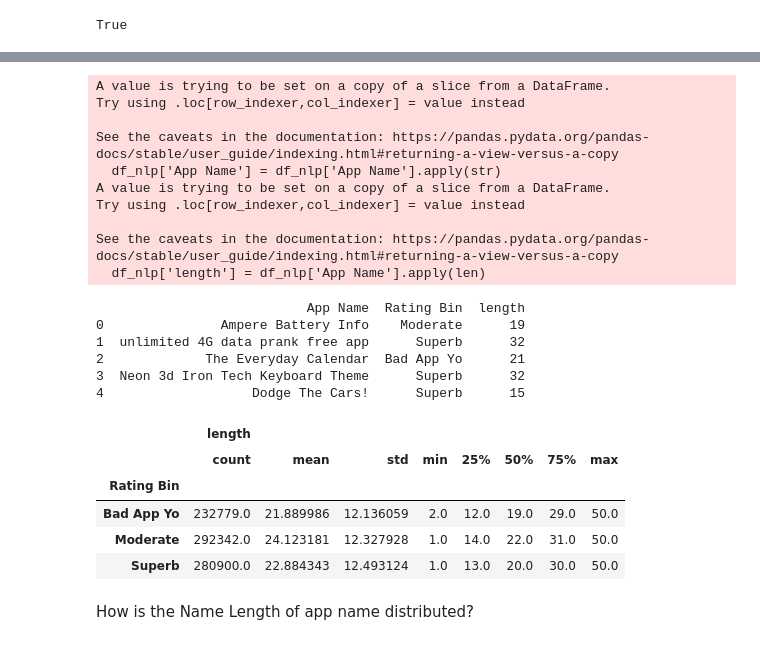
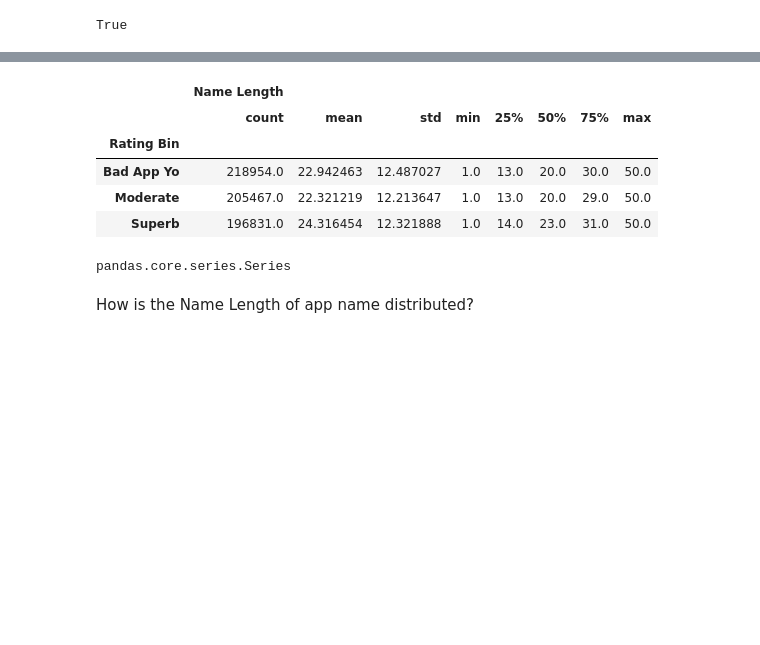
Before and after one commit to LSpekschoor/SDP_PO_123, a Jupyter notebook: scripts/NLP.ipynb, the cells around one changed output, grey strips where cells are left out. Saved outputs shown, nothing was run; the diff lists cells and outputs as text; code cells hidden in the pictures; blank space fills up the shorter version.

```diff
--- a/scripts/NLP.ipynb
+++ b/scripts/NLP.ipynb
@@ -32,8 +34,11 @@ nltk.download('popular')
 True
 # %%
 # Data source: https://www.kaggle.com/datasets/gauthamp10/google-playstore-apps
-path = os.getcwd() + "/../data/Google-Playstore-Modified_w_ohe_y_w_name.parquet"
+path = os.getcwd() + "/../data/Google-Playstore-Modified.parquet"
 df = pd.read_parquet(path, engine='fastparquet')
+# %%
+#Temporarily add back Rating Bin
+df['Rating Bin'] = (df[['Moderate', 'Superb', 'Bad App Yo']]==1).idxmax(1)
 # %%
 df.head()
 # %% [output]
@@ -46,32 +51,27 @@ df.head()
 # %%
 #Next two lines were moved to feature engineering
 #df['App Name'] = df['App Name'].apply(str)
 #df['Name Name Length'] = df['App Name'].apply(len)
 df = df[['App Name', 'Rating Bin', 'Name Length']]
-print(df.head())
-df.groupby('Rating Bin').describe()
+
+x_train, x_test, y_train, y_test = train_test_split(df[['App Name', 'Name Length']], df['Rating Bin'], test_size=0.1, random_state=123)
+x_train, x_val, y_train, y_val = train_test_split(x_train, y_train, test_size=0.1, random_state=123)
+
+df_train = pd.concat([x_train, y_train], axis=1)
+df_val = pd.concat([x_val, y_val], axis=1)
+df_test = pd.concat([x_test, y_test], axis=1)
+
+df_train.groupby('Rating Bin').describe()
 # %% [output]
-A value is trying to be set on a copy of a slice from a DataFrame.
-Try using .loc[row_indexer,col_indexer] = value instead
-
-See the caveats in the documentation: https://pandas.pydata.org/pandas-docs/stable/user_guide/indexing.html#returning-a-view-versus-a-copy
-  df_nlp['App Name'] = df_nlp['App Name'].apply(str)
-A value is trying to be set on a copy of a slice from a DataFrame.
-Try using .loc[row_indexer,col_indexer] = value instead
-
-See the caveats in the documentation: https://pandas.pydata.org/pandas-docs/stable/user_guide/indexing.html#returning-a-view-versus-a-copy
-  df_nlp['length'] = df_nlp['App Name'].apply(len)
-                           App Name  Rating Bin  length
-0               Ampere Battery Info    Moderate      19
-1  unlimited 4G data prank free app      Superb      32
-2             The Everyday Calendar  Bad App Yo      21
-3  Neon 3d Iron Tech Keyboard Theme      Superb      32
-4                   Dodge The Cars!      Superb      15
-|  | length |  |  |  |  |  |  |  |
+|  | Name Length |  |  |  |  |  |  |  |
 |  | count | mean | std | min | 25% | 50% | 75% | max |
 | Rating Bin |  |  |  |  |  |  |  |  |
-| Bad App Yo | 232779.0 | 21.889986 | 12.136059 | 2.0 | 12.0 | 19.0 | 29.0 | 50.0 |
-| Moderate | 292342.0 | 24.123181 | 12.327928 | 1.0 | 14.0 | 22.0 | 31.0 | 50.0 |
-| Superb | 280900.0 | 22.884343 | 12.493124 | 1.0 | 13.0 | 20.0 | 30.0 | 50.0 |
+| Bad App Yo | 218954.0 | 22.942463 | 12.487027 | 1.0 | 13.0 | 20.0 | 30.0 | 50.0 |
+| Moderate | 205467.0 | 22.321219 | 12.213647 | 1.0 | 13.0 | 20.0 | 29.0 | 50.0 |
+| Superb | 196831.0 | 24.316454 | 12.321888 | 1.0 | 14.0 | 23.0 | 31.0 | 50.0 |
+# %%
+type(y_train)
+# %% [output]
+pandas.core.series.Series
 # %% [markdown]
 How is the Name Length of app name distributed?
```
Also changed, not shown: parts of 19 cells of this notebook, 2 other files.
